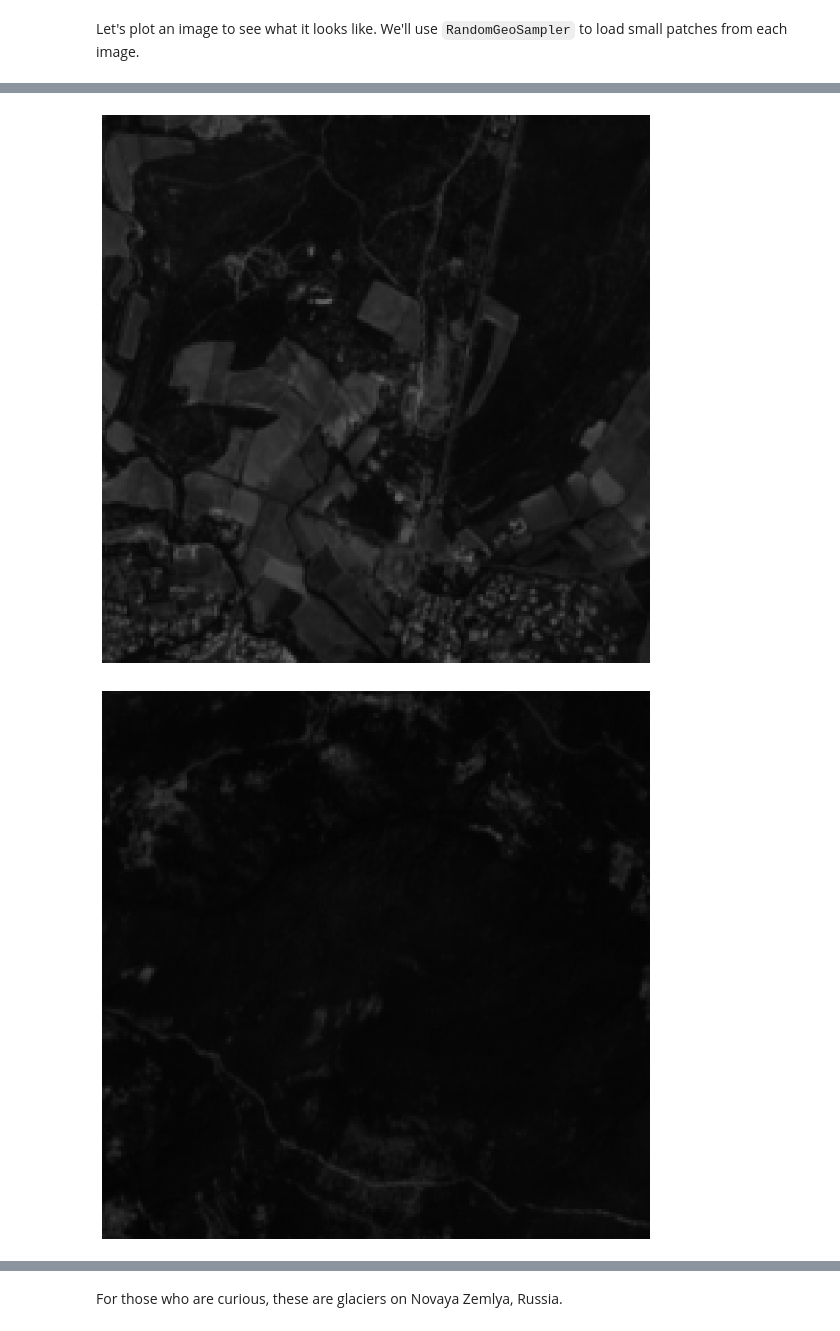
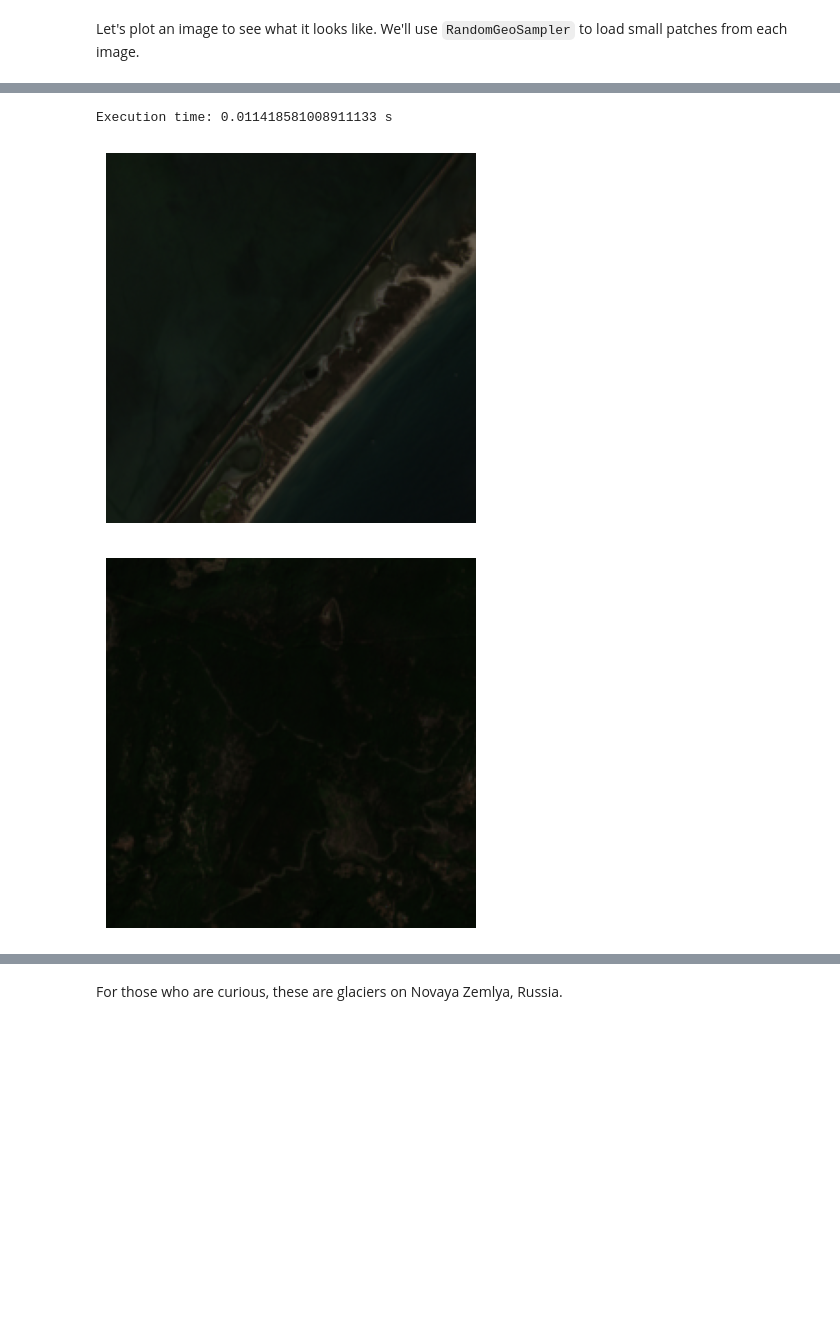
Before and after one commit to plantnet/malpolon, a Jupyter notebook: malpolon/data/torchgeo/custom_raster_dataset.ipynb, the cells around one changed output, grey strips where cells are left out. Drawn from its saved outputs; the diff is of its cells as text; code cells hidden in the pictures; blank space fills up the shorter version.

```diff
--- a/malpolon/data/torchgeo/custom_raster_dataset.ipynb
+++ b/malpolon/data/torchgeo/custom_raster_dataset.ipynb
@@ -505,7 +505,7 @@ class RasterTorchGeoDataset(RasterDataset):
 # %%
 from typing import Iterable, Optional, Sequence, Union
 
-
+from time import time
 from torch.utils.data import Dataset, Sampler
 from torch.utils.data.dataloader import _BaseDataLoaderIter, _collate_fn_t, _worker_init_fn_t
 import pandas as pd
@@ -513,7 +513,7 @@ import pandas as pd
 
 class Sentinel2(RasterTorchGeoDataset):
     filename_glob = "T*_B0*_10m.tif"
-    # filename_regex = r"T31TEJ_20190801T104031_(?P<band>B0[\d])"
+    filename_regex = r"T31TEJ_20190801T104031_(?P<band>B0[\d])"
     date_format = "%Y%m%dT%H%M%S"
     is_image = True
     separate_files = True
@@ -521,22 +521,6 @@ class Sentinel2(RasterTorchGeoDataset):
     rgb_bands = ["B04", "B03", "B02"]
 
     def plot(self, sample):
-        # Find the correct band index order
-        rgb_indices = []
-        for band in self.rgb_bands:
-            rgb_indices.append(self.all_bands.index(band))
-
-        # Reorder and rescale the image
-        image = sample["image"][rgb_indices].permute(1, 2, 0)
-        image = torch.clamp(image / 10000, min=0, max=1).numpy()
-
-        # Plot the image
-        fig, ax = plt.subplots()
-        ax.imshow(image)
-
-        return fig
-
-    def plot2(self, sample):
         # Find the correct band index order
         rgb_indices = []
         for band in self.rgb_bands:
@@ -591,15 +575,15 @@ class Sentinel2GeoSampler(GeoSampler):
 Let's plot an image to see what it looks like. We'll use `RandomGeoSampler` to load small patches from each image.
 # %%
 torch.manual_seed(1)
-
+t1 = time()
 dataset = Sentinel2(Path("../../../examples/micro_geolifeclef/dataset/sentinel2_raster_torch_geo"), split='train')
-# sampler = RandomGeoSampler(dataset, size=2000, length=3, units=Units.CRS)
 sampler = Sentinel2GeoSampler(dataset, size=2000, units=Units.CRS)
-dataloader2 = DataLoader(dataset, sampler=sampler, batch_size=2)  # Can't use unbind_samples() but compatible with tuple return in RasterTorchGeoDataset (without any collate_fn which expects dictionnaries [at least stack_samples])
+dataloader2 = DataLoader(dataset, sampler=sampler, batch_size=1)  # Can't use unbind_samples() but compatible with tuple return in RasterTorchGeoDataset (without any collate_fn which expects dictionnaries [at least stack_samples])
+print(f'Execution time: {time()-t1} s')
 
 for batch2 in dataloader2:
     sample = batch2[0][0], batch2[0][0]
-    dataset.plot2(sample[0])
+    dataset.plot(sample[0])
     plt.axis("off")
     plt.show()
 # %% [output]
@@ -609,15 +597,16 @@ for batch2 in dataloader2:
 # %%
-torch.manual_seed(1)
-
-dataset = Sentinel2(root)
+torch.manual_seed(10)
+t2 = time()
+dataset = Sentinel2(Path("../../../examples/micro_geolifeclef/dataset/sentinel2_raster_torch_geo"))
 sampler = RandomGeoSampler(dataset, size=2000, length=3, units=Units.CRS)
-dataloader = DataLoader(dataset, sampler=sampler, batch_size=2, collate_fn=stack_samples)
-
+dataloader = DataLoader(dataset, sampler=sampler, batch_size=1, collate_fn=stack_samples)
+print(f'Execution time: {time()-t2} s')
 for batch in dataloader:
     sample = unbind_samples(batch)[0]
-    dataset.plot(sample)
+    dataset.plot(sample['image'])
     plt.axis("off")
     plt.show()
 # %% [output]
+Execution time: 0.011418581008911133 s
-[figure, old version]
+[figure, new version]
-[figure, old version]
+[figure, new version]
```
Also changed, not shown: parts of 2 cells of this notebook, 2 other files.
